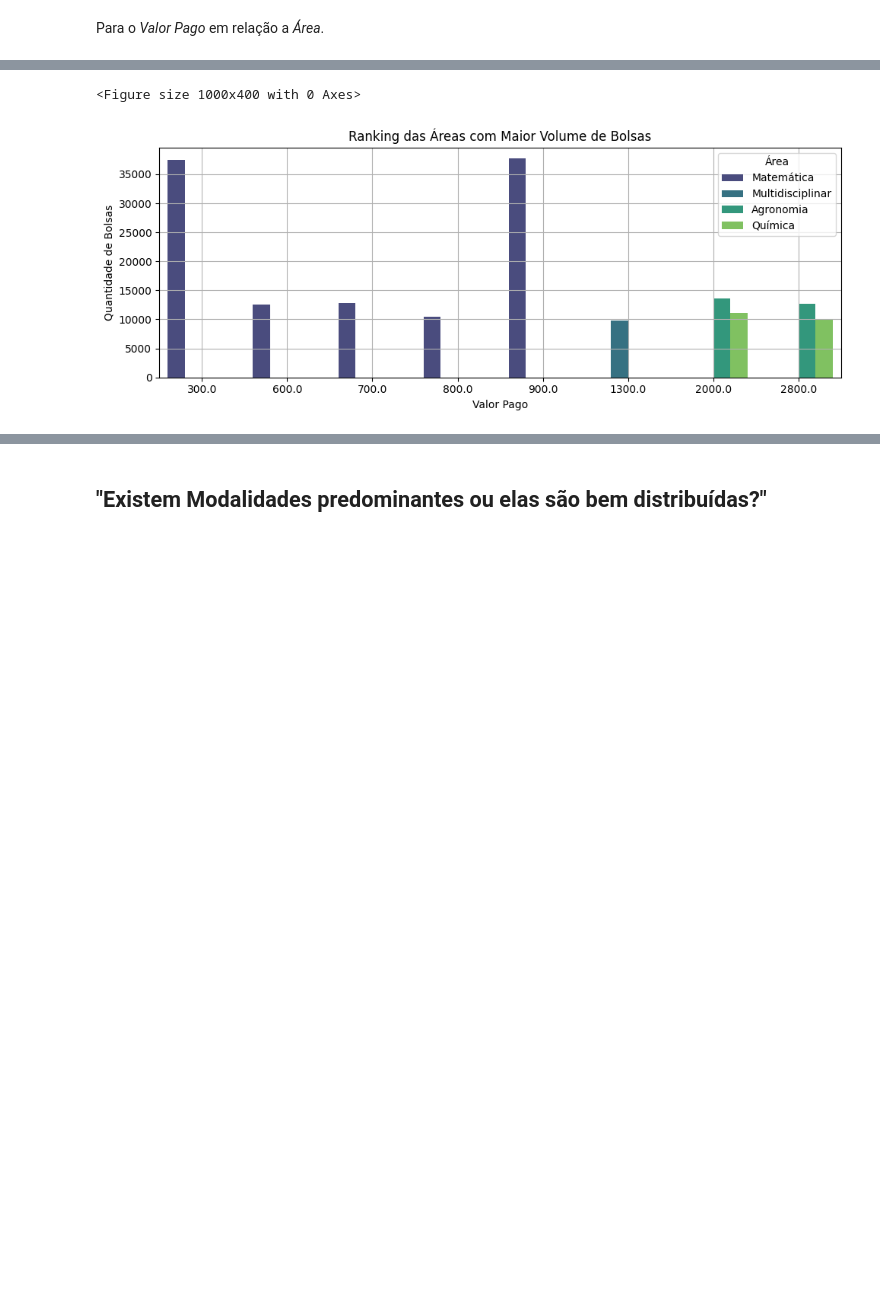
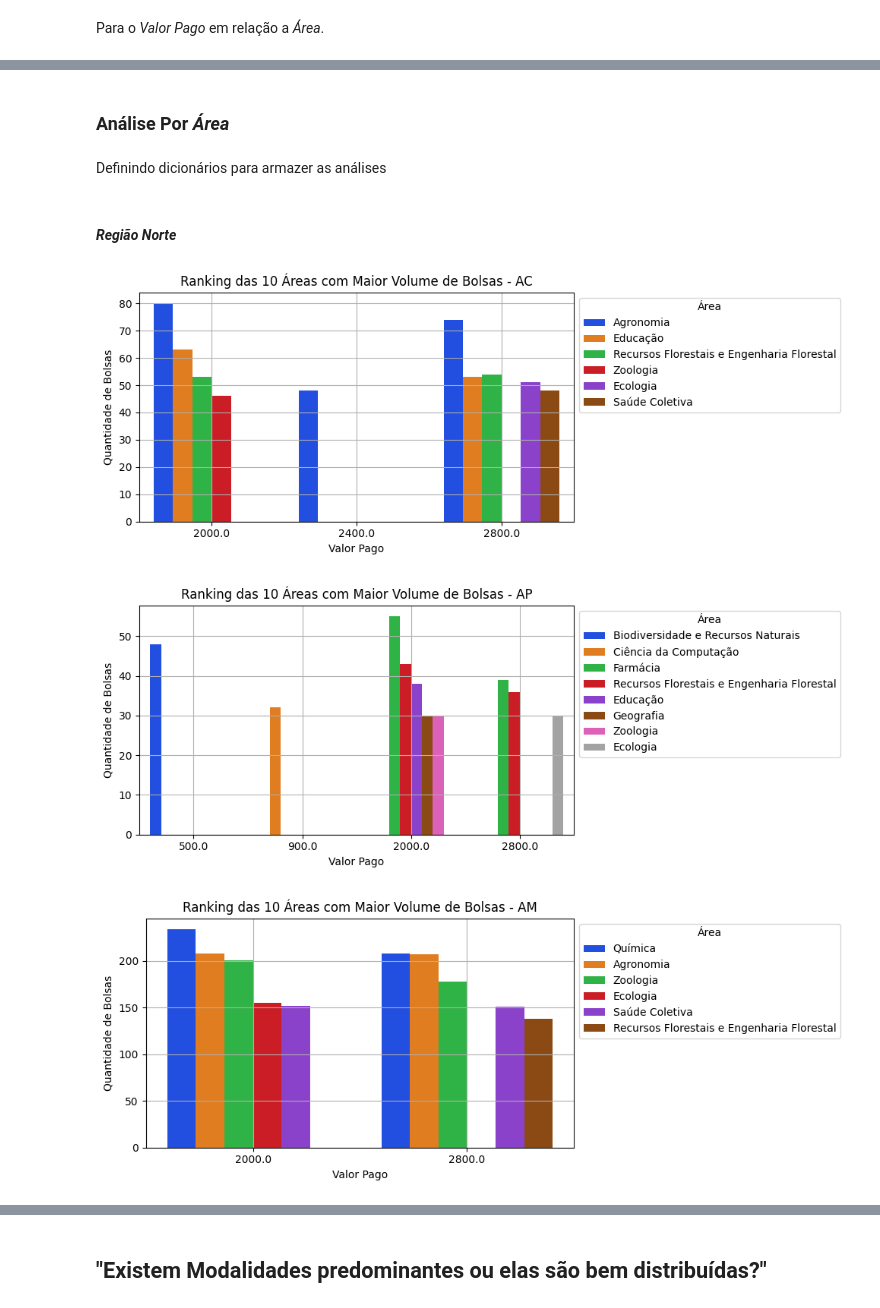
Before and after one commit to SidneyJunior01234/CD_IMD-EDA_AUX_BOLS_CNPq, a Jupyter notebook: Notebooks/EDA_CNPq.ipynb, the cells around one changed output, grey strips where cells are left out. Drawn from its saved outputs; the diff is of its cells as text; code cells hidden in the pictures; blank space fills up the shorter version.

Commit message:
update analise 2

```diff
--- a/Notebooks/EDA_CNPq.ipynb
+++ b/Notebooks/EDA_CNPq.ipynb
@@ -444,3 +446,10 @@ dataset.describe()
+# %%
+#modificado
+norte = ['AC', 'AP', 'AM', 'PA', 'RO', 'RR', 'TO']
+nordeste = ['AL', 'BA', 'CE', 'MA', 'PB', 'PE', 'PI', 'RN', 'SE']
+centro_oeste = ['DF', 'GO', 'MT', 'MS']
+sudeste = ['ES', 'MG', 'RJ', 'SP']
+sul = ['PR', 'RS', 'SC']
 # %% [markdown]
 ## “Ao longo dos anos, como evoluiu a distribuição das bolsas por UF de destino?”
 # %%
@@ -579,7 +589,7 @@ memory usage: 339.0+ MB
 # %% [markdown]
 Para o *Valor Pago* em relação a *Área*.
 # %%
-analise_2_area = analise_2.groupby(['Valor Pago'])['Área'].value_counts().sort_values(ascending=False).reset_index(name='Qtd Valor por Area')
-analise_2_area = analise_2_area[:10]
+#modificado
+analise_2_area = analise_2.groupby(['Valor Pago', 'Sigla UF Destino'])['Área'].value_counts().sort_values(ascending=False).reset_index(name='Qtd Valor por Area')
 analise_2_area
 # %% [output]
@@ -596,0 +609,4 @@ analise_2_area
+# %% [markdown]
+### Análise Por *Área*
+# %% [markdown]
+Definindo dicionários para armazer as análises
@@ -597,12 +634,32 @@ analise_2_area
+# %%
+for uf in analise_2_norte.keys():
+    analise_2_norte[uf] = analise_2_area[analise_2_area['Sigla UF Destino'] == uf][:10]
+
+for uf in analise_2_nordeste.keys():
+    analise_2_nordeste[uf] = analise_2_area[analise_2_area['Sigla UF Destino'] == uf][:10]
+
+for uf in analise_2_centro_oeste.keys():
+    analise_2_centro_oeste[uf] = analise_2_area[analise_2_area['Sigla UF Destino'] == uf][:10]
+
+for uf in analise_2_sudeste.keys():
+    analise_2_sudeste[uf] = analise_2_area[analise_2_area['Sigla UF Destino'] == uf][:10]
+
+for uf in analise_2_sul.keys():
+    analise_2_sul[uf] = analise_2_area[analise_2_area['Sigla UF Destino'] == uf][:10]
+# %% [markdown]
+#### *Região Norte*
 # %%
-plt.figure(figsize=(10, 4))
-sns.barplot(x='Valor Pago', y='Qtd Valor por Area', data=analise_2_area, palette='viridis', hue='Área', legend=True)
-plt.title('Ranking das Áreas com Maior Volume de Bolsas')
-plt.xlabel('Valor Pago')
-plt.ylabel('Quantidade de Bolsas')
-plt.tight_layout()
-plt.grid()
-plt.show()
+for key, value in analise_2_norte.items():
+    plt.figure(figsize=(10, 4))
+    ax = sns.barplot(x='Valor Pago', y='Qtd Valor por Area', data=value, palette='bright', hue='Área', legend=True)
+    sns.move_legend(ax, "upper left", bbox_to_anchor=(1, 1))
+    plt.title(f'Ranking das 10 Áreas com Maior Volume de Bolsas - {key}')
+    plt.xlabel('Valor Pago')
+    plt.ylabel('Quantidade de Bolsas')
+    plt.tight_layout()
+    plt.grid()
+    plt.show()
 # %% [output]
-<Figure size 1000x400 with 0 Axes>
-[figure, old version]
+[figure, new version]
+[figure, added]
+[figure, added]
```
Also changed, not shown: parts of 32 cells of this notebook, 1 other file.
